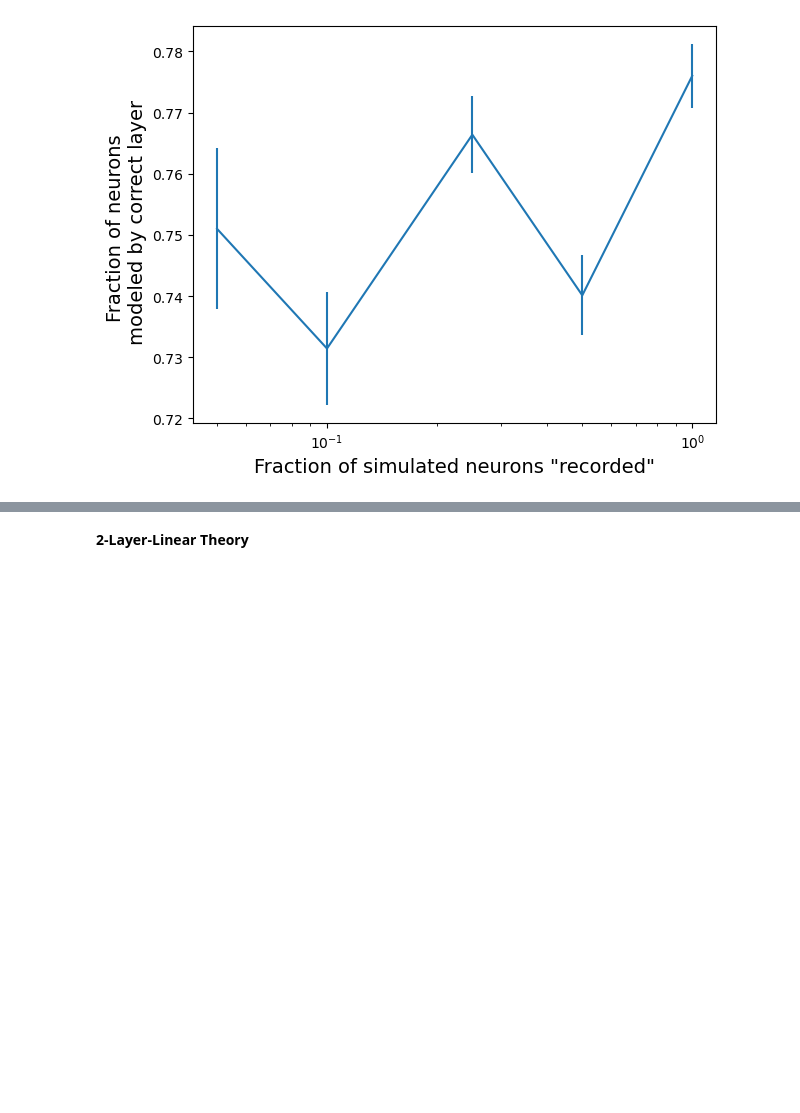
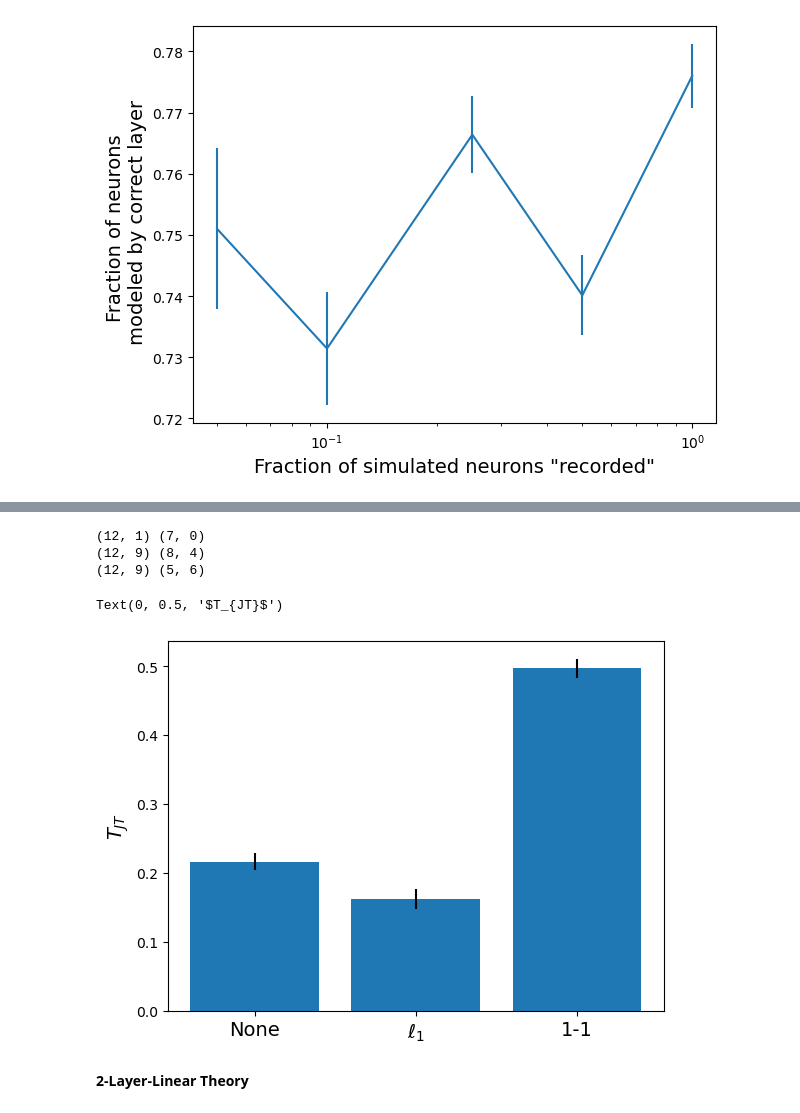
Before and after one commit to zdeblick/JointTraining, a Jupyter notebook: Figures.ipynb, the cells around one changed output, grey strips where cells are left out. Drawn from its saved outputs; the diff is of its cells as text; code cells hidden in the pictures; blank space fills up the shorter version.

```diff
--- a/Figures.ipynb
+++ b/Figures.ipynb
@@ -418,3 +418,31 @@ plt.savefig(savepath+'digits_TJT_vs_epochs')
+# %%
+regs = ['','_pen=l1','_pen=cross_rc']
+labels = ['None', '$\ell_1$', '1-1']
+TJTs = []
+errs = []
+for i,penstr in enumerate(regs):
+    D = np.load('results_headlr_med'+penstr+'_thresh_hard.npz')
+    test_losses=D['test_losses']
+    trials=test_losses.shape[0]
+    rlm = np.mean(test_losses[:,:,:,1],axis=0)
+    rlsem = np.std(test_losses[:,:,:,1],axis=0)/np.sqrt(trials)
+    baseline = np.min(rlm[-3:-1,:],axis=(0,1))
+    best = np.min(rlm,axis=(0,1))
+    TJTs.append((baseline-best)/baseline)
+    errs.append(rlsem[rlm==best]/baseline)
+#     TJTs.append(best)
+#     errs.append(rlsem[rlm==best])
+    print(rlm.shape,np.unravel_index(np.argmin(rlm),rlm.shape))
+
+plt.bar(np.arange(len(labels)),TJTs,yerr=np.squeeze(errs))
+plt.xticks(np.arange(len(labels)),labels,fontsize=14)
+plt.ylabel('$T_{JT}$',fontsize=14)
+# %% [output]
+(12, 1) (7, 0)
+(12, 9) (8, 4)
+(12, 9) (5, 6)
+Text(0, 0.5, '$T_{JT}$')
+[figure, added]
 # %% [markdown]
 **2-Layer-Linear Theory**
 # %%
```
Also changed, not shown: parts of 15 cells of this notebook.
